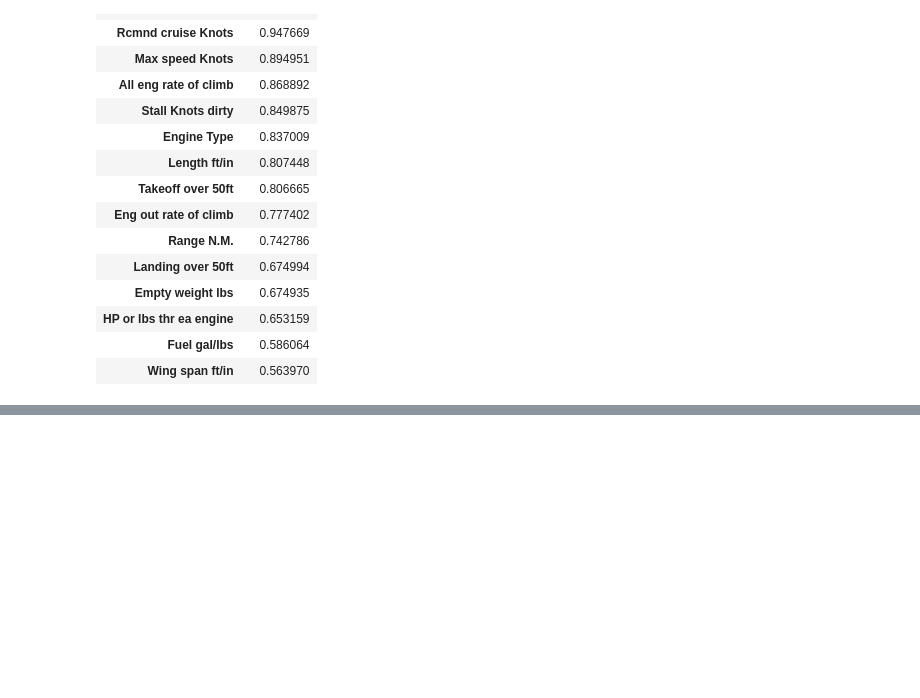
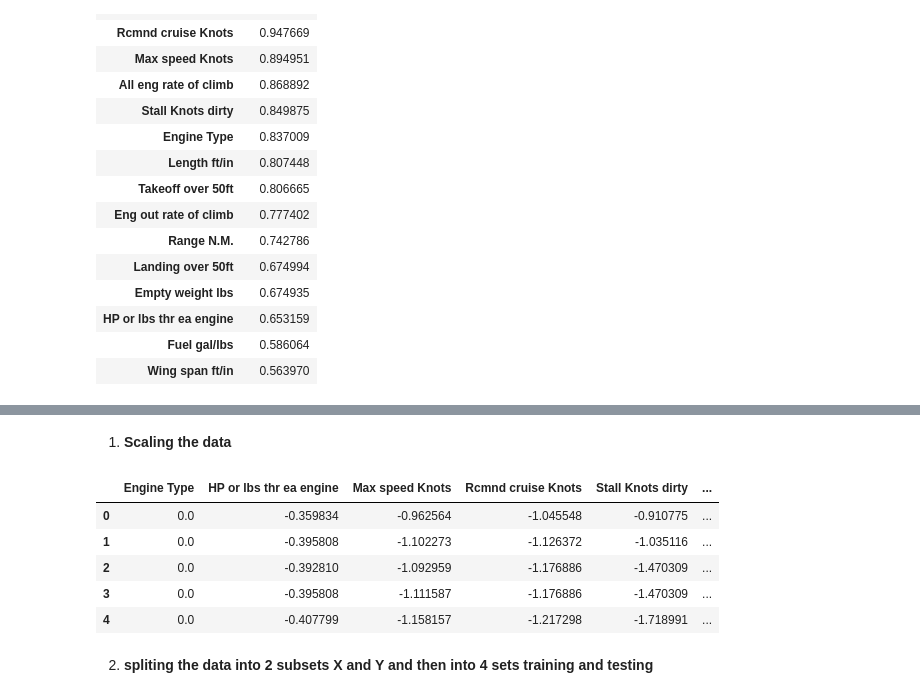
Before and after one commit to YassineSdk/plane_price_prediction, a Jupyter notebook: model.ipynb, the cells around one changed output, grey strips where cells are left out. Saved outputs shown, nothing was run; the diff lists cells and outputs as text; code cells hidden in the pictures; blank space fills up the shorter version.

```diff
--- a/model.ipynb
+++ b/model.ipynb
@@ -332,0 +344,16 @@ Passing `palette` without assigning `hue` is deprecated and will be removed in v
+# %% [markdown]
+1. **Scaling the data**
+# %%
+Scaler = StandardScaler()
+df[df.columns[1:]] = Scaler.fit_transform(df[df.columns[1:]])
+# %%
+df.head()
+# %% [output]
+|  | Engine Type | HP or lbs thr ea engine | Max speed Knots | Rcmnd cruise Knots | Stall Knots dirty | ... |
+| 0 | 0.0 | -0.359834 | -0.962564 | -1.045548 | -0.910775 | ... |
+| 1 | 0.0 | -0.395808 | -1.102273 | -1.126372 | -1.035116 | ... |
+| 2 | 0.0 | -0.392810 | -1.092959 | -1.176886 | -1.470309 | ... |
+| 3 | 0.0 | -0.395808 | -1.111587 | -1.176886 | -1.470309 | ... |
+| 4 | 0.0 | -0.407799 | -1.158157 | -1.217298 | -1.718991 | ... |
+# %% [markdown]
+2. **spliting the data into 2 subsets X and Y and then into 4 sets training and testing**
```
Also changed, not shown: parts of 11 cells of this notebook.
